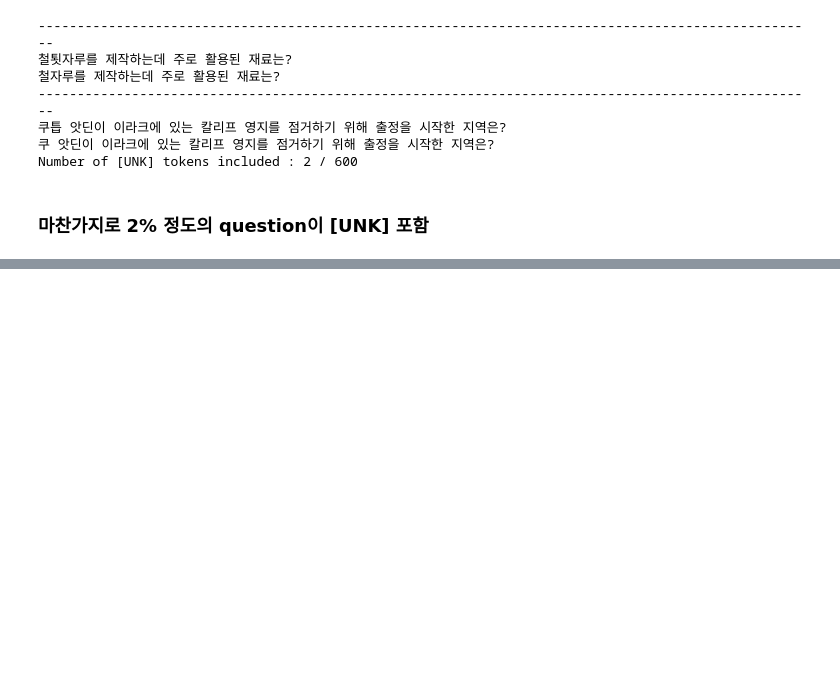
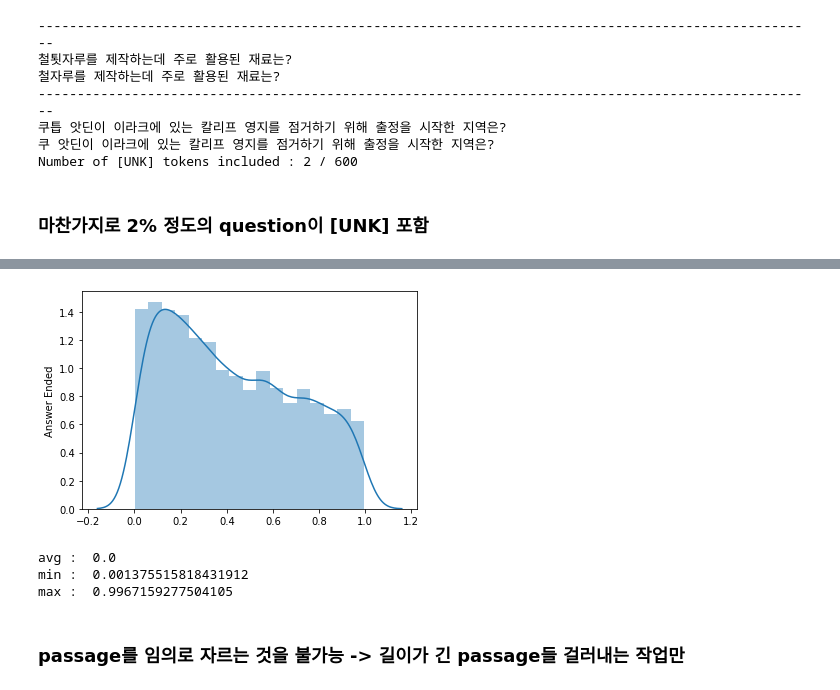
Before and after one commit to boostcampaitech2/mrc-level2-nlp-07, a Jupyter notebook: code/explore_dataset.ipynb, the cells around one changed output, grey strips where cells are left out. Cells and saved outputs as stored; diff of their text form; code cells hidden in the pictures; blank space fills up the shorter version.

```diff
--- a/code/explore_dataset.ipynb
+++ b/code/explore_dataset.ipynb
@@ -435,0 +469,9 @@ test.to_csv("./test.csv")
+# %%
+length_dist(end_ratio, "Answer Ended")
+# %% [output]
+[figure, added]
+avg :  0.0
+min :  0.001375515818431912
+max :  0.9967159277504105
+# %% [markdown]
+### passage를 임의로 자르는 것을 불가능 -> 길이가 긴 passage들 걸러내는 작업만
```
Also changed, not shown: parts of 10 cells of this notebook, 25 other files.
